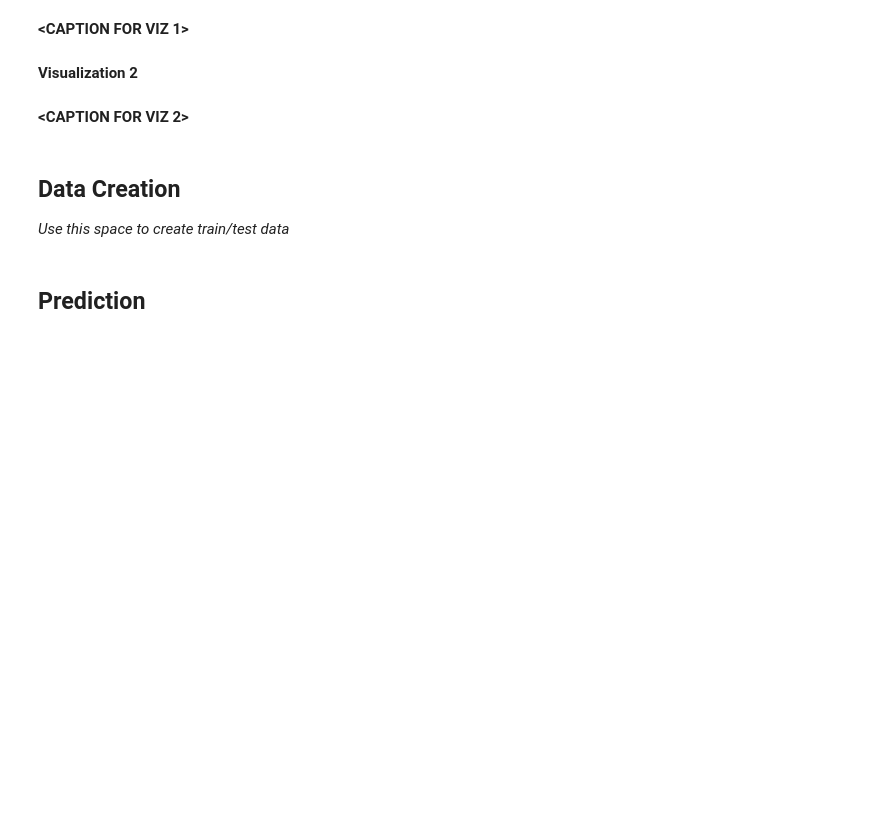
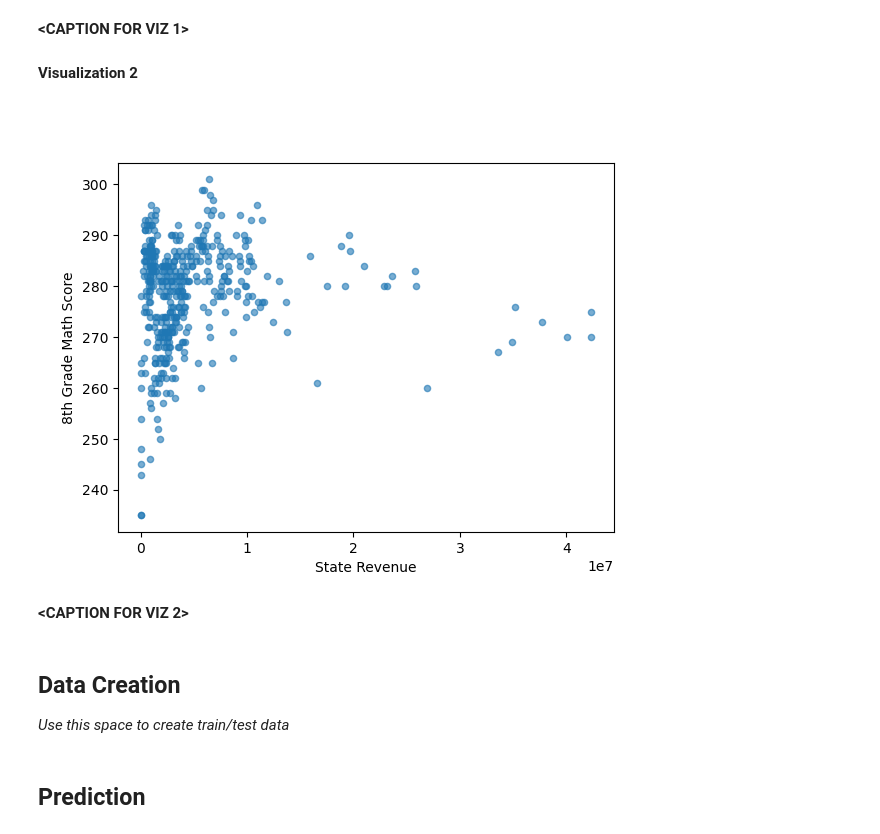
Before and after one commit to gracey0630/MDST-Checkpoint, a Jupyter notebook: tutorial1/checkpoint1.ipynb, the cells around one changed output. Saved outputs shown, nothing was run; the diff lists cells and outputs as text; code cells hidden in the pictures; blank space fills up the shorter version.

```diff
--- a/tutorial1/checkpoint1.ipynb
+++ b/tutorial1/checkpoint1.ipynb
@@ -72,6 +155,13 @@ Investigate the relationship between your chosen response variable and at least
 **<CAPTION FOR VIZ 1>**
 # %% [markdown]
 **Visualization 2**
+# %%
+df.plot.scatter(x='STATE_REVENUE', y='AVG_MATH_8_SCORE', alpha=0.6)
+plt.xlabel('State Revenue')
+plt.ylabel('8th Grade Math Score')
+plt.show()
+# %% [output]
+[figure, added]
 # %% [markdown]
 **<CAPTION FOR VIZ 2>**
 # %% [markdown]
```
Also changed, not shown: parts of 21 cells of this notebook.
